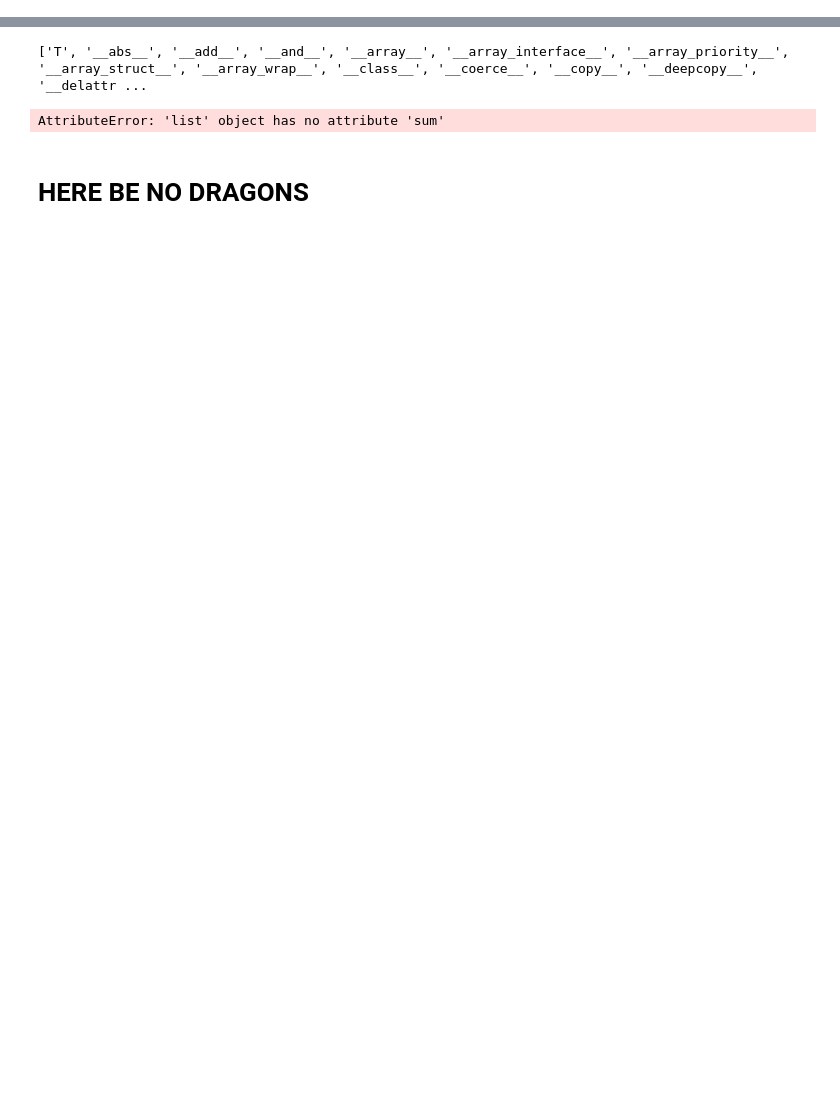
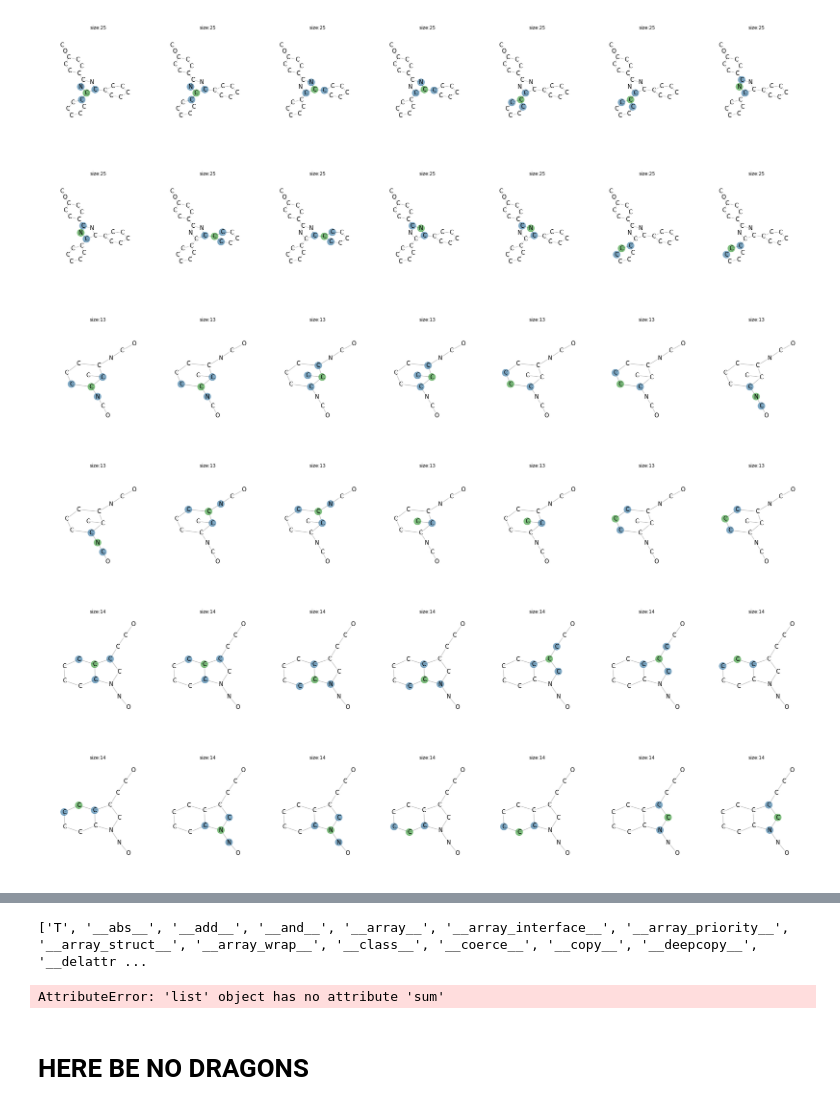
Before and after one commit to fabriziocosta/GraphLearn, a Jupyter notebook: example/Example.ipynb, the cells around one changed output, grey strips where cells are left out. Drawn from its saved outputs; the diff is of its cells as text; code cells hidden in the pictures; blank space fills up the shorter version.

```diff
--- a/example/Example.ipynb
+++ b/example/Example.ipynb
@@ -125,0 +36,38 @@ configure_logging(getLogger('root'),verbosity=1)
+# %%
+'''
+demonstrating more extract core
+'''
+%matplotlib inline
+import sys
+sys.path.append('..')
+from eden.converter.graph.gspan import gspan_to_eden
+import graphlearn.utils.draw as myutils
+import graphlearn.utils.myeden as myed
+import eden.graph as eg
+import graphlearn.graphlearn as gl
+
+
+gr = gspan_to_eden( 'bursi.pos.gspan' )
+num=3
+n_graphs_per_line=7
+for x in range (num):
+    g=gr.next()
+    # for each, pick 5 cores and extract cips
+    nice_graphs=[]
+    for n in range(n_graphs_per_line):
+        node=n
+        a=gl.extract_core_and_interface(node,g,radius_list=[0,1],thickness_list=[1,2,3],vectorizer=myed.GraphLearnVectorizer())
+        # draw cip on the original graph and save in nice_graphs
+        nice_graphs+=myutils.cip_to_graph(a, graphs=[g,g])
+
+    # draw nice_graphs
+    myutils.draw_graph_set(nice_graphs, n_graphs_per_line=n_graphs_per_line, size=5,
+                           colormap='ocean', invert_colormap=True,
+                           vertex_alpha=0.5, edge_alpha=0.2, node_size=380)
+# %% [output]
+[figure, added]
+[figure, added]
+[figure, added]
+[figure, added]
+[figure, added]
+[figure, added]
```
Also changed, not shown: parts of 8 cells of this notebook, 6 other files.
